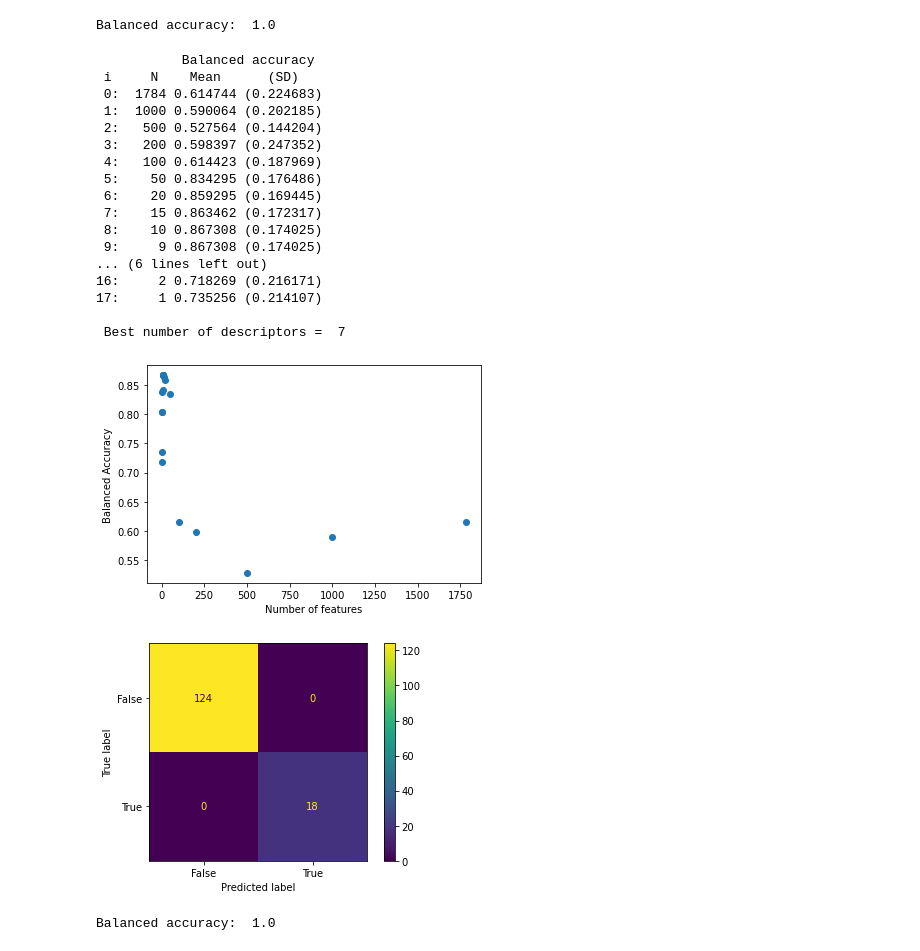
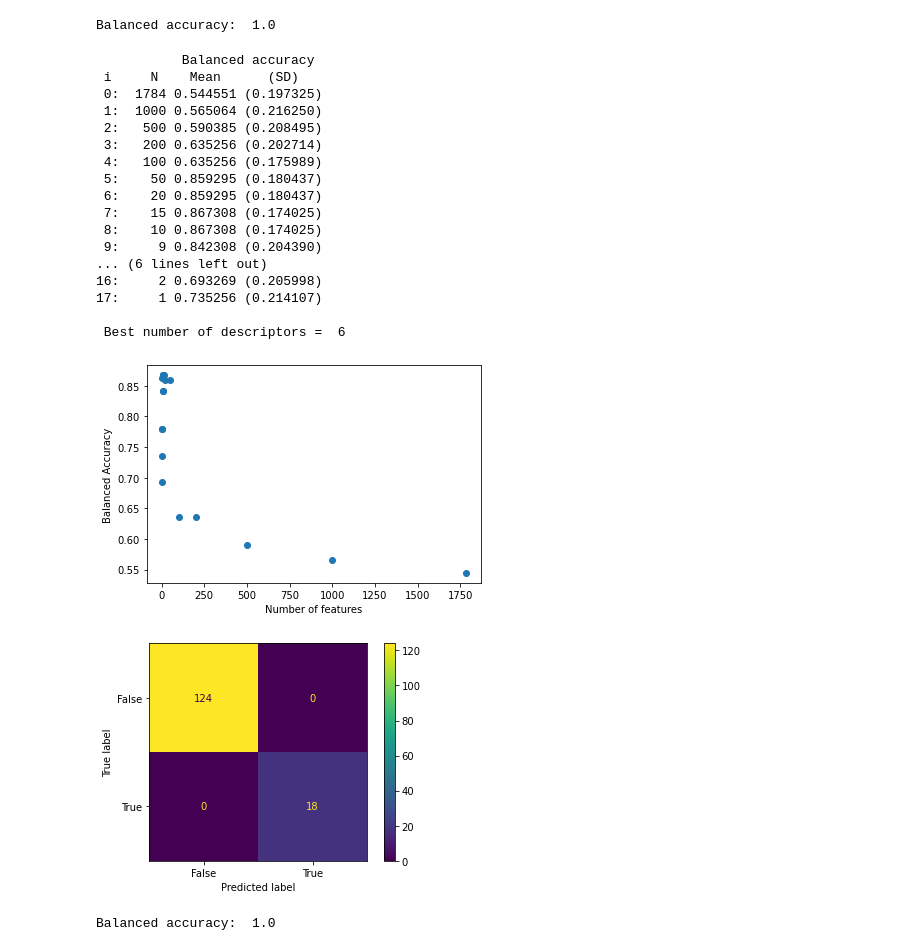
Before and after one commit to kaislaughter/Ionizable_drug_siRNA_complexation, a Jupyter notebook: 5. Initial classification analysis for siRNA complexation screening data.ipynb, the cells around one changed output. Saved outputs shown, nothing was run; the diff lists cells and outputs as text; code cells hidden in the pictures.

```diff
--- a/5. Initial classification analysis for siRNA complexation screening data.ipynb
+++ b/5. Initial classification analysis for siRNA complexation screening data.ipynb
@@ -329,41 +328,41 @@ LDA_scores.to_csv('Data_files/For_plotting/model1_LDA_scores.csv')
 Balanced accuracy:  1.0
 # %%
 # Decision Tree
-clf = DecisionTreeClassifier(class_weight='balanced')
+clf = DecisionTreeClassifier(class_weight='balanced',random_state=0)
 
 # determine features for each number defined in N
 feat_r = multi_feat_red(clf,x,y,N,'RFE')
 
 # determine scores for each set of features
 N_best,scores,stdevs = feat_comp(clf,feat_r,x,y,len(x.columns))
 
 print('\n Best number of descriptors = ',N[N_best])
 
 # show confusion matrix for best number of descriptors
-cm_test(clf,x[feat_r[N_best]],y)
+cm_test(clf,x[feat_r[N_best+1]],y)
 
 # output scores to data file
 DT_scores = pd.DataFrame({'N':N_out,'Scores':scores,'SD':stdevs})
 DT_scores.to_csv('Data_files/For_plotting/model1_DT_scores.csv')
 # %% [output]
            Balanced accuracy
  i     N    Mean      (SD)
- 0:  1784 0.614744 (0.224683)
- 1:  1000 0.590064 (0.202185)
- 2:   500 0.527564 (0.144204)
- 3:   200 0.598397 (0.247352)
- 4:   100 0.614423 (0.187969)
- 5:    50 0.834295 (0.176486)
- 6:    20 0.859295 (0.169445)
- 7:    15 0.863462 (0.172317)
+ 0:  1784 0.544551 (0.197325)
+ 1:  1000 0.565064 (0.216250)
+ 2:   500 0.590385 (0.208495)
+ 3:   200 0.635256 (0.202714)
+ 4:   100 0.635256 (0.175989)
+ 5:    50 0.859295 (0.180437)
+ 6:    20 0.859295 (0.180437)
+ 7:    15 0.867308 (0.174025)
  8:    10 0.867308 (0.174025)
- 9:     9 0.867308 (0.174025)
+ 9:     9 0.842308 (0.204390)
 ... (6 lines left out)
-16:     2 0.718269 (0.216171)
+16:     2 0.693269 (0.205998)
 17:     1 0.735256 (0.214107)
 
- Best number of descriptors =  7
+ Best number of descriptors =  6
-[figure, old version]
+[figure, new version]
 [figure]
 Balanced accuracy:  1.0
 # %%
```
Also changed, not shown: parts of 56 cells of this notebook, 2 other files.
